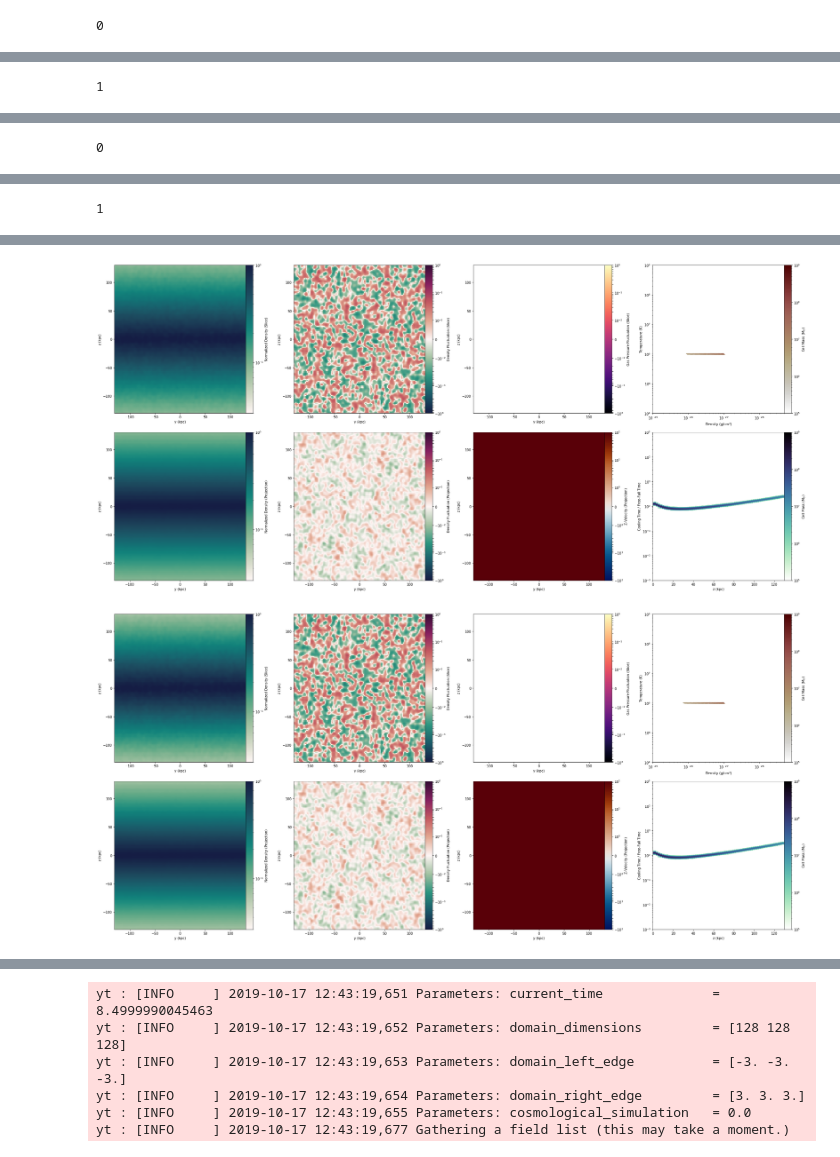
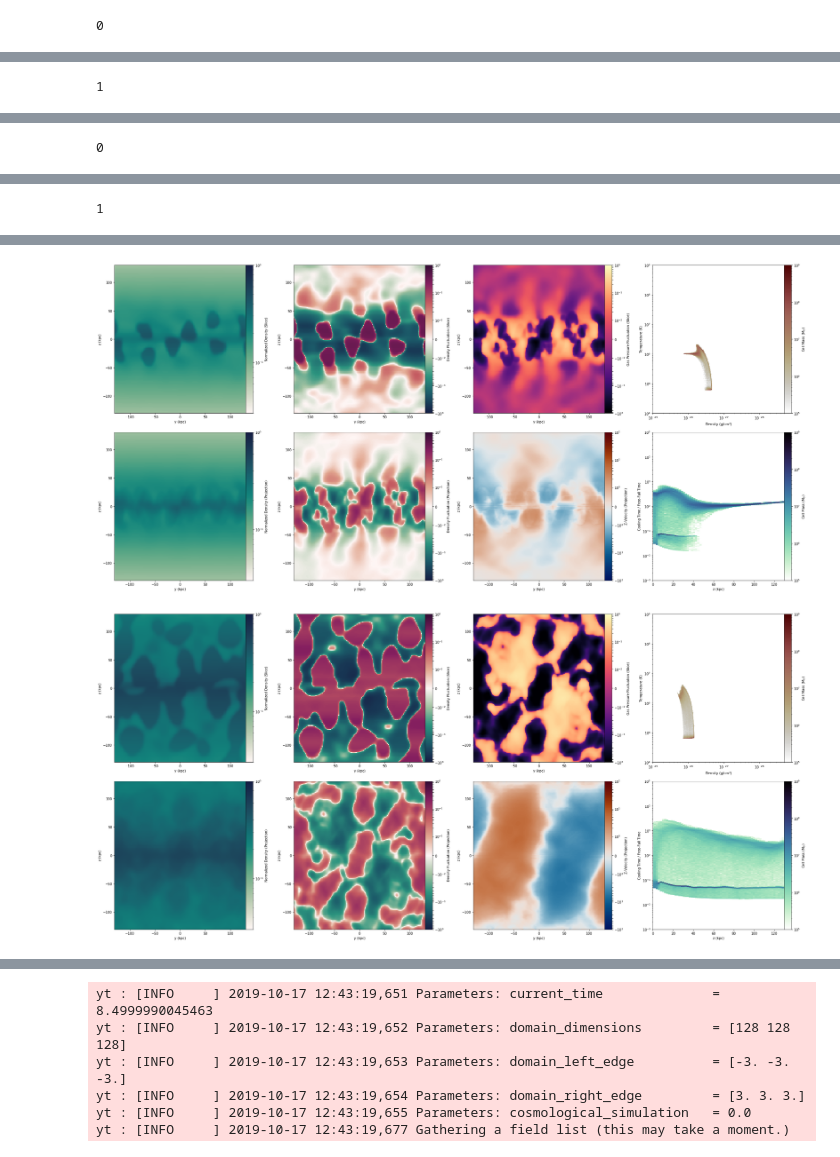
Before and after one commit to ibutsky/thermal_instabilities, a Jupyter notebook: analysis/test.ipynb, the cells around one changed output, grey strips where cells are left out. Saved outputs shown, nothing was run; the diff lists cells and outputs as text; code cells hidden in the pictures.

```diff
--- a/analysis/test.ipynb
+++ b/analysis/test.ipynb
@@ -127,7 +24,7 @@ def plot_power_spectrum(field, output_list = [0], model = 'isothermal', tctf_lis
 # %%
 #folder = 'isothermal_tctf_3.0_beta_256.0_k_4.0'
-folder = 'isothermal_tctf_0.1_beta_4.0'
-folder = 'isothermal_tctf_1.0_beta_10.0_cr_0.1'
+#folder = 'isothermal_tctf_0.1_beta_4.0'
+folder = 'isothermal_tctf_1.0_beta_10.0'
 
 #folder = 'isentropic_tctf_3.0_beta_256.0_k_4.0'
 #folder = 'isentropic_tctf_3.0_beta_256.0_k_32.0'
@@ -136,13 +33,15 @@ half_range = 1
 rho0 = 1e-27
 view = 'x'
 
-i = 0
+i =0
+#folder = 'isothermal_tctf_1.0_beta_10.0_cr_1.0'
+folder = 'isocool_tctf_1.0'
 ds = ytf.load('../../simulations/%s/DD%04d/DD%04d'%(folder, i, i))
 fig, ax = pt.plot_density_slices(ds)
 
-
-folder = 'isothermal_tctf_1.0_beta_10.0'
-
-ds = ytf.load('../../simulations/%s/DD%04d/DD%04d'%(folder, i, i))
-fig, ax = pt.plot_density_slices(ds)
+#i = 24
+#folder = 'isothermal_tctf_1.0_beta_10.0_cr_3.0'
+folder = 'isothermal_tctf_1.0'
+ds2 = ytf.load('../../simulations/%s/DD%04d/DD%04d'%(folder, i, i))
+fig, ax = pt.plot_density_slices(ds2, rho0 = 1e-27/4)
 # %% [output]
@@ -195,2 +94,2 @@ yt : [INFO     ] 2019-10-28 08:15:19,979 Projection completed
-[figure, old version]
+[figure, new version]
-[figure, old version]
+[figure, new version]
```
Also changed, not shown: parts of 14 cells of this notebook, 2 other files.
